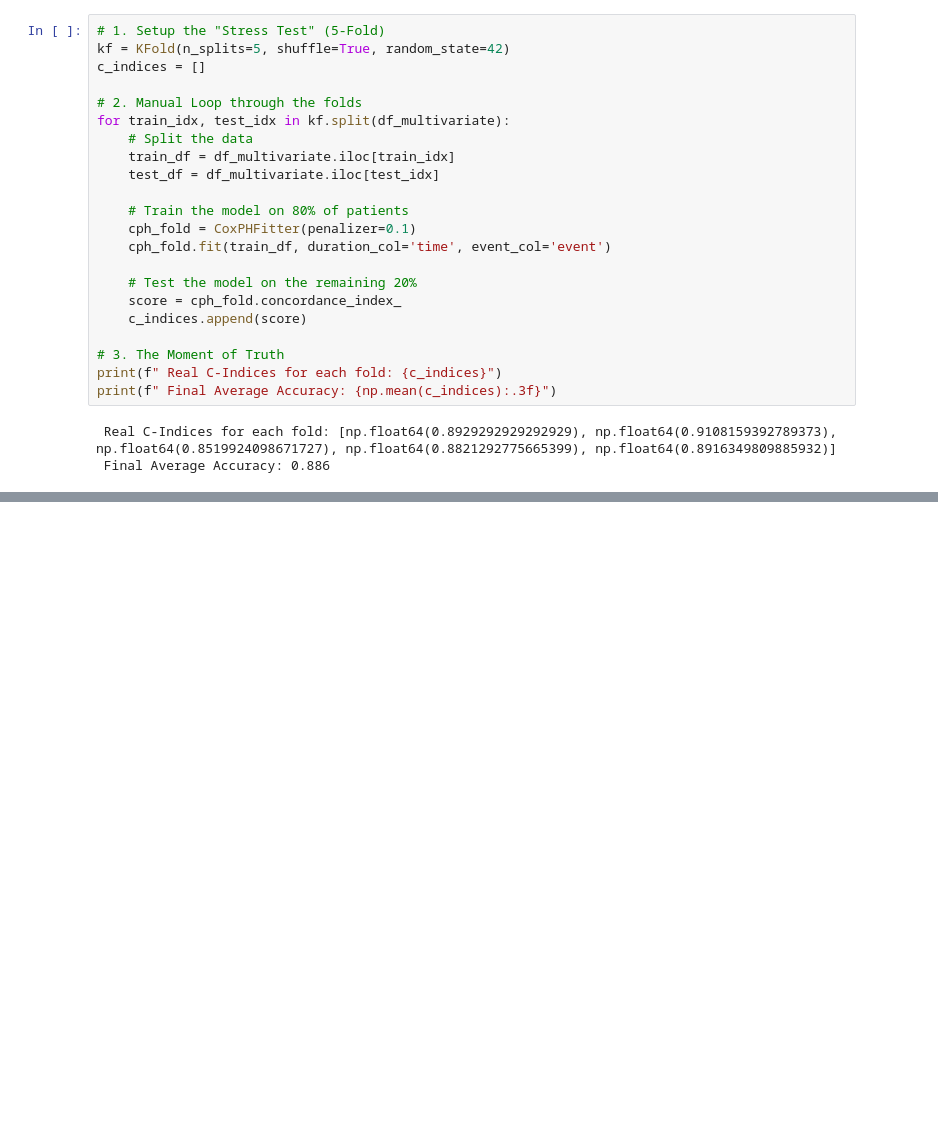
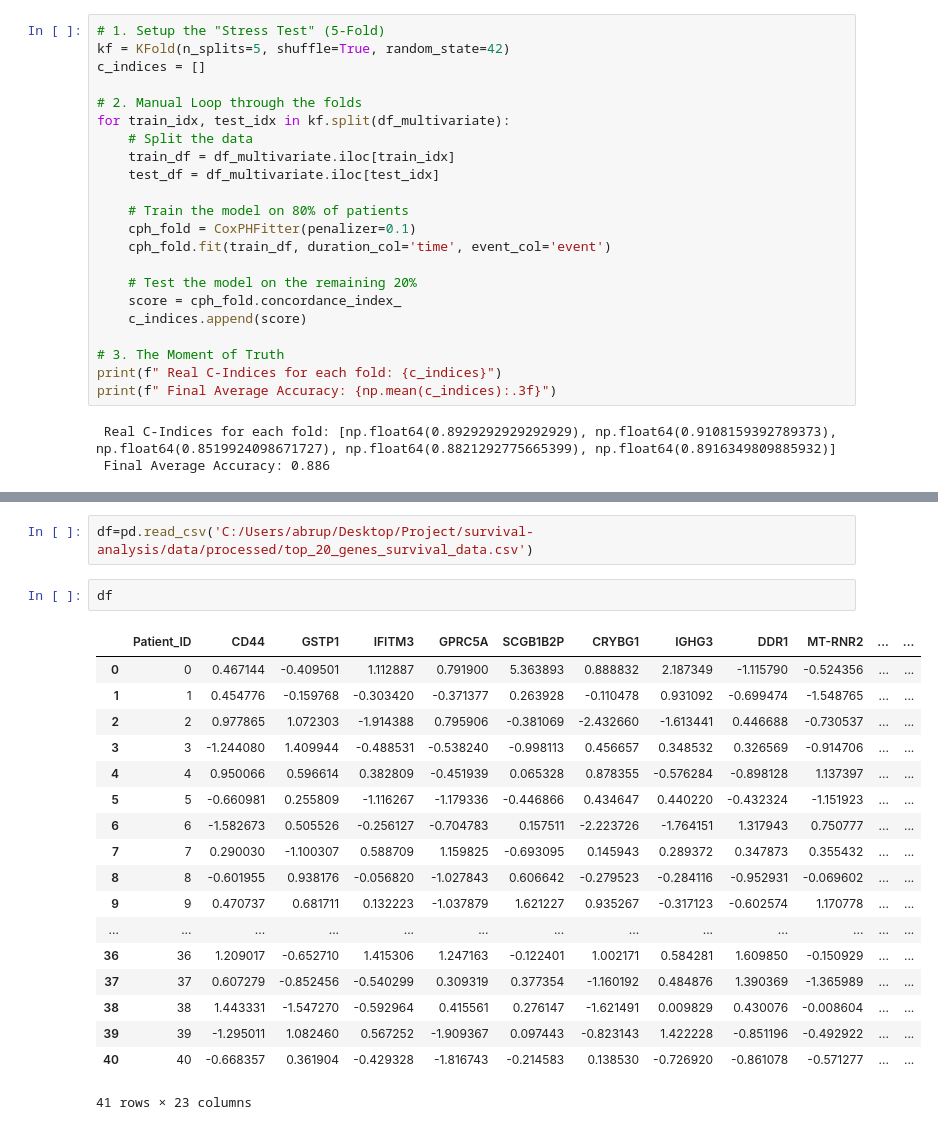
Before and after one commit to pulick/survival-analysis, a Jupyter notebook: notebooks/eda.ipynb, the cells around one changed output, grey strips where cells are left out. Saved outputs shown, nothing was run; the diff lists cells and outputs as text; blank space fills up the shorter version.

```diff
--- a/notebooks/eda.ipynb
+++ b/notebooks/eda.ipynb
@@ -450,0 +499,23 @@ print(f" Final Average Accuracy: {np.mean(c_indices):.3f}")
+# %%
+df=pd.read_csv('C:/Users/abrup/Desktop/Project/survival-analysis/data/processed/top_20_genes_survival_data.csv')
+# %%
+df
+# %% [output]
+|  | Patient_ID | CD44 | GSTP1 | IFITM3 | GPRC5A | SCGB1B2P | CRYBG1 | IGHG3 | DDR1 | MT-RNR2 | ... | ... |
+| 0 | 0 | 0.467144 | -0.409501 | 1.112887 | 0.791900 | 5.363893 | 0.888832 | 2.187349 | -1.115790 | -0.524356 | ... | ... |
+| 1 | 1 | 0.454776 | -0.159768 | -0.303420 | -0.371377 | 0.263928 | -0.110478 | 0.931092 | -0.699474 | -1.548765 | ... | ... |
+| 2 | 2 | 0.977865 | 1.072303 | -1.914388 | 0.795906 | -0.381069 | -2.432660 | -1.613441 | 0.446688 | -0.730537 | ... | ... |
+| 3 | 3 | -1.244080 | 1.409944 | -0.488531 | -0.538240 | -0.998113 | 0.456657 | 0.348532 | 0.326569 | -0.914706 | ... | ... |
+| 4 | 4 | 0.950066 | 0.596614 | 0.382809 | -0.451939 | 0.065328 | 0.878355 | -0.576284 | -0.898128 | 1.137397 | ... | ... |
+| 5 | 5 | -0.660981 | 0.255809 | -1.116267 | -1.179336 | -0.446866 | 0.434647 | 0.440220 | -0.432324 | -1.151923 | ... | ... |
+| 6 | 6 | -1.582673 | 0.505526 | -0.256127 | -0.704783 | 0.157511 | -2.223726 | -1.764151 | 1.317943 | 0.750777 | ... | ... |
+| 7 | 7 | 0.290030 | -1.100307 | 0.588709 | 1.159825 | -0.693095 | 0.145943 | 0.289372 | 0.347873 | 0.355432 | ... | ... |
+| 8 | 8 | -0.601955 | 0.938176 | -0.056820 | -1.027843 | 0.606642 | -0.279523 | -0.284116 | -0.952931 | -0.069602 | ... | ... |
+| 9 | 9 | 0.470737 | 0.681711 | 0.132223 | -1.037879 | 1.621227 | 0.935267 | -0.317123 | -0.602574 | 1.170778 | ... | ... |
+| ... | ... | ... | ... | ... | ... | ... | ... | ... | ... | ... | ... | ... |
+| 36 | 36 | 1.209017 | -0.652710 | 1.415306 | 1.247163 | -0.122401 | 1.002171 | 0.584281 | 1.609850 | -0.150929 | ... | ... |
+| 37 | 37 | 0.607279 | -0.852456 | -0.540299 | 0.309319 | 0.377354 | -1.160192 | 0.484876 | 1.390369 | -1.365989 | ... | ... |
+| 38 | 38 | 1.443331 | -1.547270 | -0.592964 | 0.415561 | 0.276147 | -1.621491 | 0.009829 | 0.430076 | -0.008604 | ... | ... |
+| 39 | 39 | -1.295011 | 1.082460 | 0.567252 | -1.909367 | 0.097443 | -0.823143 | 1.422228 | -0.851196 | -0.492922 | ... | ... |
+| 40 | 40 | -0.668357 | 0.361904 | -0.429328 | -1.816743 | -0.214583 | 0.138530 | -0.726920 | -0.861078 | -0.571277 | ... | ... |
+41 rows × 23 columns
```
Also changed, not shown: parts of 5 cells of this notebook.
